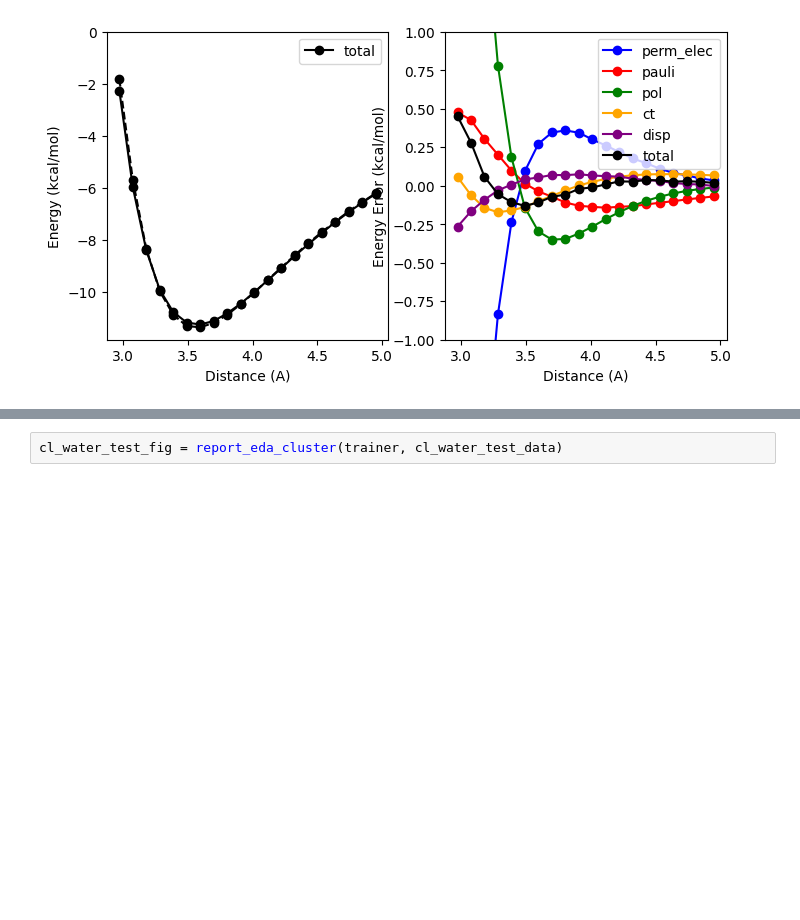
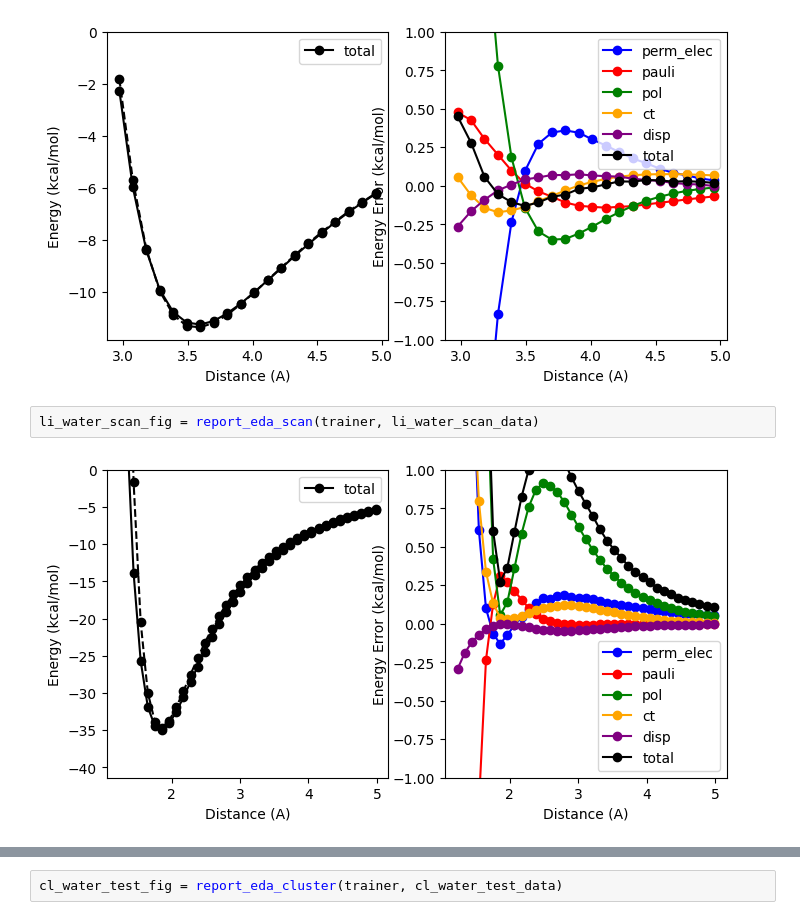
Before and after one commit to Ericwang6/pyCMM, a Jupyter notebook: notebooks/ion_water_analysis.ipynb, the cells around one changed output, grey strips where cells are left out. Saved outputs shown, nothing was run; the diff lists cells and outputs as text; blank space fills up the shorter version.

```diff
--- a/notebooks/ion_water_analysis.ipynb
+++ b/notebooks/ion_water_analysis.ipynb
@@ -195,3 +195,7 @@ br_water_scan_fig = report_eda_scan(trainer, br_water_scan_data)
 i_water_scan_fig = report_eda_scan(trainer, i_water_scan_data)
 # %% [output]
 [figure]
+# %%
+li_water_scan_fig = report_eda_scan(trainer, li_water_scan_data)
+# %% [output]
+[figure, added]
```
Also changed, not shown: parts of 15 cells of this notebook, 2 other files.
